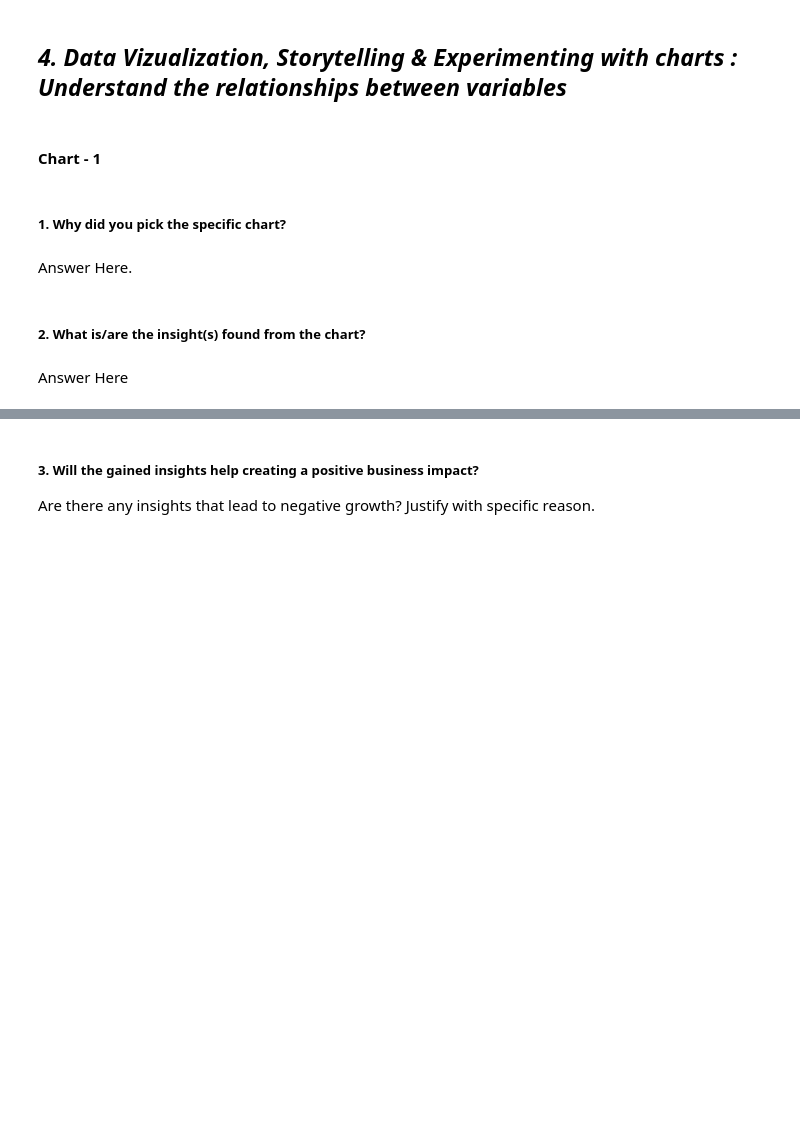
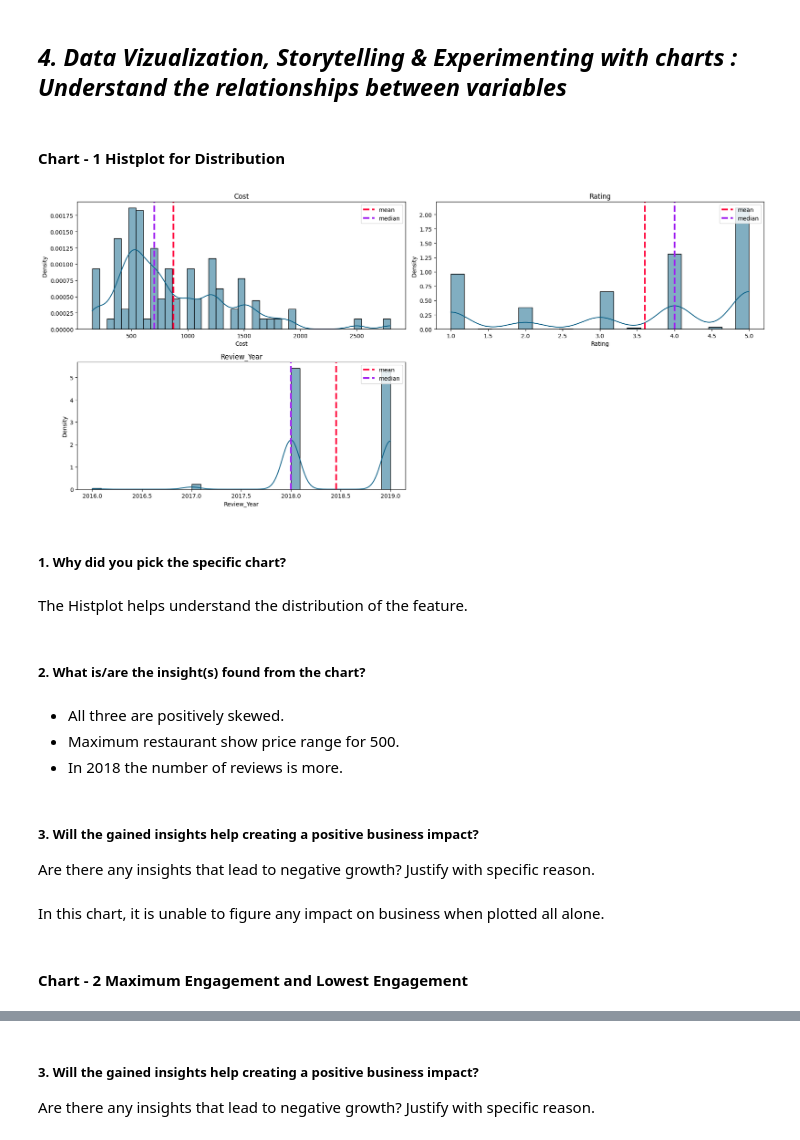
Before and after one commit to David-Kumawat/Capstone-Project---4-Zomato-Restaurant-Clustering-And-Sentiment-Analysis, a Jupyter notebook: Unsupervised_Zomato_Restaurant_Clustering_And_Sentiment_Analysis.ipynb, the cells around one changed output, grey strips where cells are left out. Saved outputs shown, nothing was run; the diff lists cells and outputs as text; code cells hidden in the pictures; blank space fills up the shorter version.

Commit message:
Data Visualization

```diff
--- a/Unsupervised_Zomato_Restaurant_Clustering_And_Sentiment_Analysis.ipynb
+++ b/Unsupervised_Zomato_Restaurant_Clustering_And_Sentiment_Analysis.ipynb
@@ -819,4 +830,4 @@ Answer Here.
 # %% [markdown]
 ## ***4. Data Vizualization, Storytelling & Experimenting with charts : Understand the relationships between variables***
 # %% [markdown]
-#### Chart - 1
+#### Chart - 1 Histplot for Distribution
@@ -825,8 +834,33 @@ Answer Here.
+# %%
+# Chart - 1 visualization code
+plt.figure(figsize=(18, 8))
+for i, col in enumerate(['Cost', 'Rating', 'Review_Year']):
+    plt.subplot(2, 2, i + 1)
+    sns.histplot(merged_data[col], kde=True, color='#055E85', stat='density')
+    feature = merged_data[col]
+    plt.axvline(feature.mean(), color='#ff033e', linestyle='dashed', linewidth=3, label='mean')  # red
+    plt.axvline(feature.median(), color='#A020F0', linestyle='dashed', linewidth=3, label='median')  # cyan
+    plt.legend(loc='upper right')
+    plt.title(f'{col.title()}')
+    plt.tight_layout()
+
+plt.show()
+# %% [output]
+[figure, added]
 # %% [markdown]
 ##### 1. Why did you pick the specific chart?
-# %% [markdown]
-Answer Here.
+# %% [markdown]
+The Histplot helps understand the distribution of the feature.
 # %% [markdown]
 ##### 2. What is/are the insight(s) found from the chart?
-# %% [markdown]
-Answer Here
+# %% [markdown]
+- All three are positively skewed.
+- Maximum restaurant show price range for 500.
+- In 2018 the number of reviews is more.
+# %% [markdown]
+##### 3. Will the gained insights help creating a positive business impact?
+Are there any insights that lead to negative growth? Justify with specific reason.
+# %% [markdown]
+In this chart, it is unable to figure any impact on business when plotted all alone.
+# %% [markdown]
+#### Chart - 2 Maximum Engagement and Lowest Engagement
```
Also changed, not shown: parts of 95 cells of this notebook.
